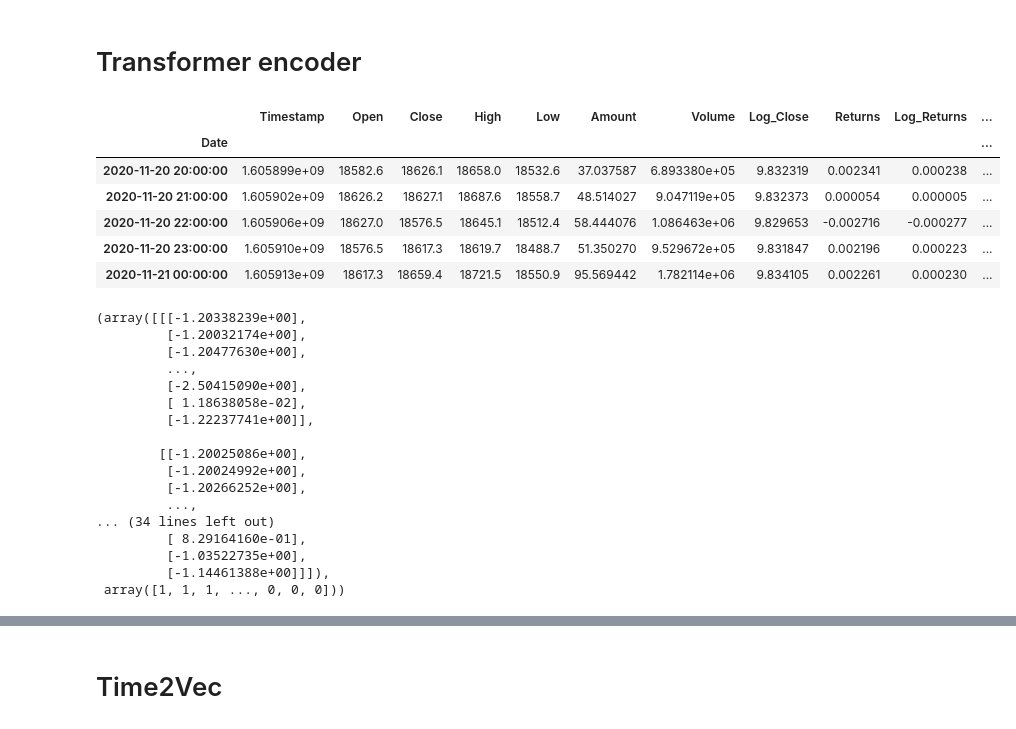
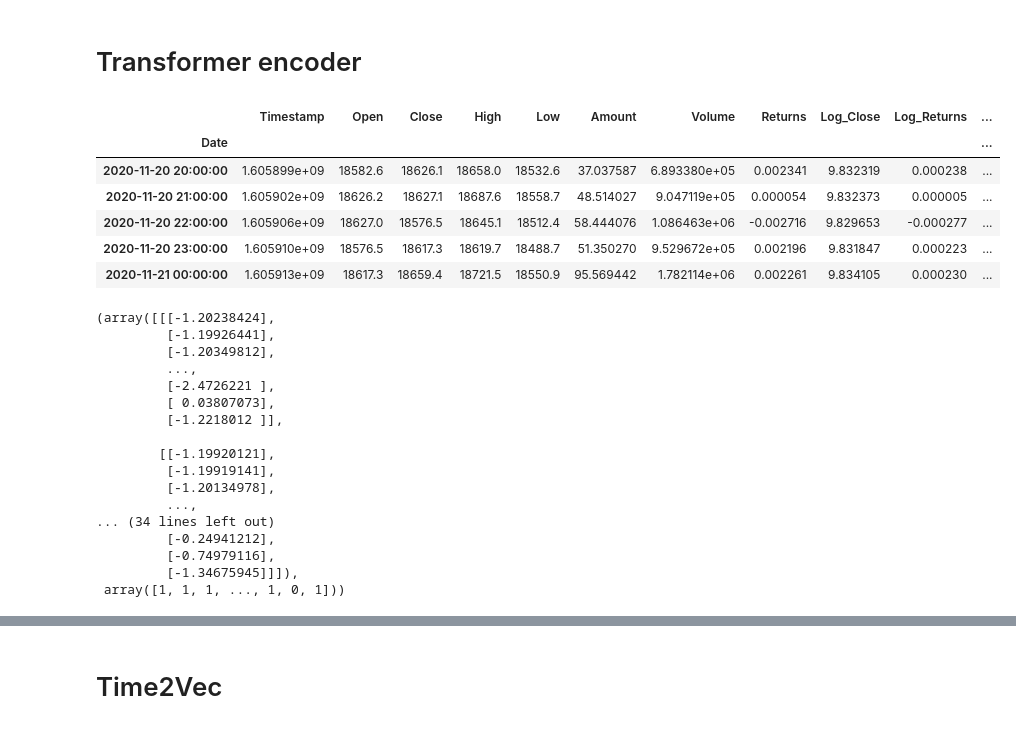
Before and after one commit to BaptisteZloch/Machine-learning-techniques-in-finance, a Jupyter notebook: src/06_Time_Series_Transformers.ipynb, the cells around one changed output, grey strips where cells are left out. Drawn from its saved outputs; the diff is of its cells as text; code cells hidden in the pictures.

```diff
--- a/src/06_Time_Series_Transformers.ipynb
+++ b/src/06_Time_Series_Transformers.ipynb
@@ -28,25 +23,25 @@ To enable them in other operations, rebuild TensorFlow with the appropriate comp
 # %%
 symbol = "BTC-USDT"
 
-df = download_historical_data(symbol, "1hour").loc["2020-11-20":]
+df = download_crypto_historical_data(symbol, "1hour").loc["2020-11-20":]
 df["Log_Close"] = np.log(df.Close.apply(lambda x: 1.0 if x == 0.0 else x))
 df["Returns"] = df.Close.pct_change()
 df["Log_Returns"] = df.Log_Close.pct_change()
 df["Log_Volume"] = np.log(np.abs(df.Volume.apply(lambda x: 1.0 if x == 0.0 else x)))
 df["Vol20"] = df.Log_Returns.rolling(20).std()
 df["EMA20"] = df.Close.ewm(20).mean()
 df["Target"] = (df["Close"].shift(-5) > df["Close"]).astype(int)
 df.dropna(inplace=True)
 
 df.head()
 # %% [output]
-|  | Timestamp | Open | Close | High | Low | Amount | Volume | Log_Close | Returns | Log_Returns | ... |
+|  | Timestamp | Open | Close | High | Low | Amount | Volume | Returns | Log_Close | Log_Returns | ... |
 | Date |  |  |  |  |  |  |  |  |  |  | ... |
-| 2020-11-20 20:00:00 | 1.605899e+09 | 18582.6 | 18626.1 | 18658.0 | 18532.6 | 37.037587 | 6.893380e+05 | 9.832319 | 0.002341 | 0.000238 | ... |
-| 2020-11-20 21:00:00 | 1.605902e+09 | 18626.2 | 18627.1 | 18687.6 | 18558.7 | 48.514027 | 9.047119e+05 | 9.832373 | 0.000054 | 0.000005 | ... |
-| 2020-11-20 22:00:00 | 1.605906e+09 | 18627.0 | 18576.5 | 18645.1 | 18512.4 | 58.444076 | 1.086463e+06 | 9.829653 | -0.002716 | -0.000277 | ... |
-| 2020-11-20 23:00:00 | 1.605910e+09 | 18576.5 | 18617.3 | 18619.7 | 18488.7 | 51.350270 | 9.529672e+05 | 9.831847 | 0.002196 | 0.000223 | ... |
-| 2020-11-21 00:00:00 | 1.605913e+09 | 18617.3 | 18659.4 | 18721.5 | 18550.9 | 95.569442 | 1.782114e+06 | 9.834105 | 0.002261 | 0.000230 | ... |
+| 2020-11-20 20:00:00 | 1.605899e+09 | 18582.6 | 18626.1 | 18658.0 | 18532.6 | 37.037587 | 6.893380e+05 | 0.002341 | 9.832319 | 0.000238 | ... |
+| 2020-11-20 21:00:00 | 1.605902e+09 | 18626.2 | 18627.1 | 18687.6 | 18558.7 | 48.514027 | 9.047119e+05 | 0.000054 | 9.832373 | 0.000005 | ... |
+| 2020-11-20 22:00:00 | 1.605906e+09 | 18627.0 | 18576.5 | 18645.1 | 18512.4 | 58.444076 | 1.086463e+06 | -0.002716 | 9.829653 | -0.000277 | ... |
+| 2020-11-20 23:00:00 | 1.605910e+09 | 18576.5 | 18617.3 | 18619.7 | 18488.7 | 51.350270 | 9.529672e+05 | 0.002196 | 9.831847 | 0.000223 | ... |
+| 2020-11-21 00:00:00 | 1.605913e+09 | 18617.3 | 18659.4 | 18721.5 | 18550.9 | 95.569442 | 1.782114e+06 | 0.002261 | 9.834105 | 0.000230 | ... |
 # %%
 std_scaler = StandardScaler()
 
@@ -63,21 +58,21 @@ x_train, x_test, y_train, y_test = train_test_split(
 
 x_train, y_train
 # %% [output]
-(array([[[-1.20338239e+00],
-         [-1.20032174e+00],
-         [-1.20477630e+00],
+(array([[[-1.20238424],
+         [-1.19926441],
+         [-1.20349812],
          ...,
-         [-2.50415090e+00],
-         [ 1.18638058e-02],
-         [-1.22237741e+00]],
+         [-2.4726221 ],
+         [ 0.03807073],
+         [-1.2218012 ]],
 
-        [[-1.20025086e+00],
-         [-1.20024992e+00],
-         [-1.20266252e+00],
+        [[-1.19920121],
+         [-1.19919141],
+         [-1.20134978],
          ...,
 ... (34 lines left out)
-         [ 8.29164160e-01],
-         [-1.03522735e+00],
-         [-1.14461388e+00]]]),
- array([1, 1, 1, ..., 0, 0, 0]))
+         [-0.24941212],
+         [-0.74979116],
+         [-1.34675945]]]),
+ array([1, 1, 1, ..., 1, 0, 1]))
 # %%
```
Also changed, not shown: parts of 9 cells of this notebook, 19 other files.
